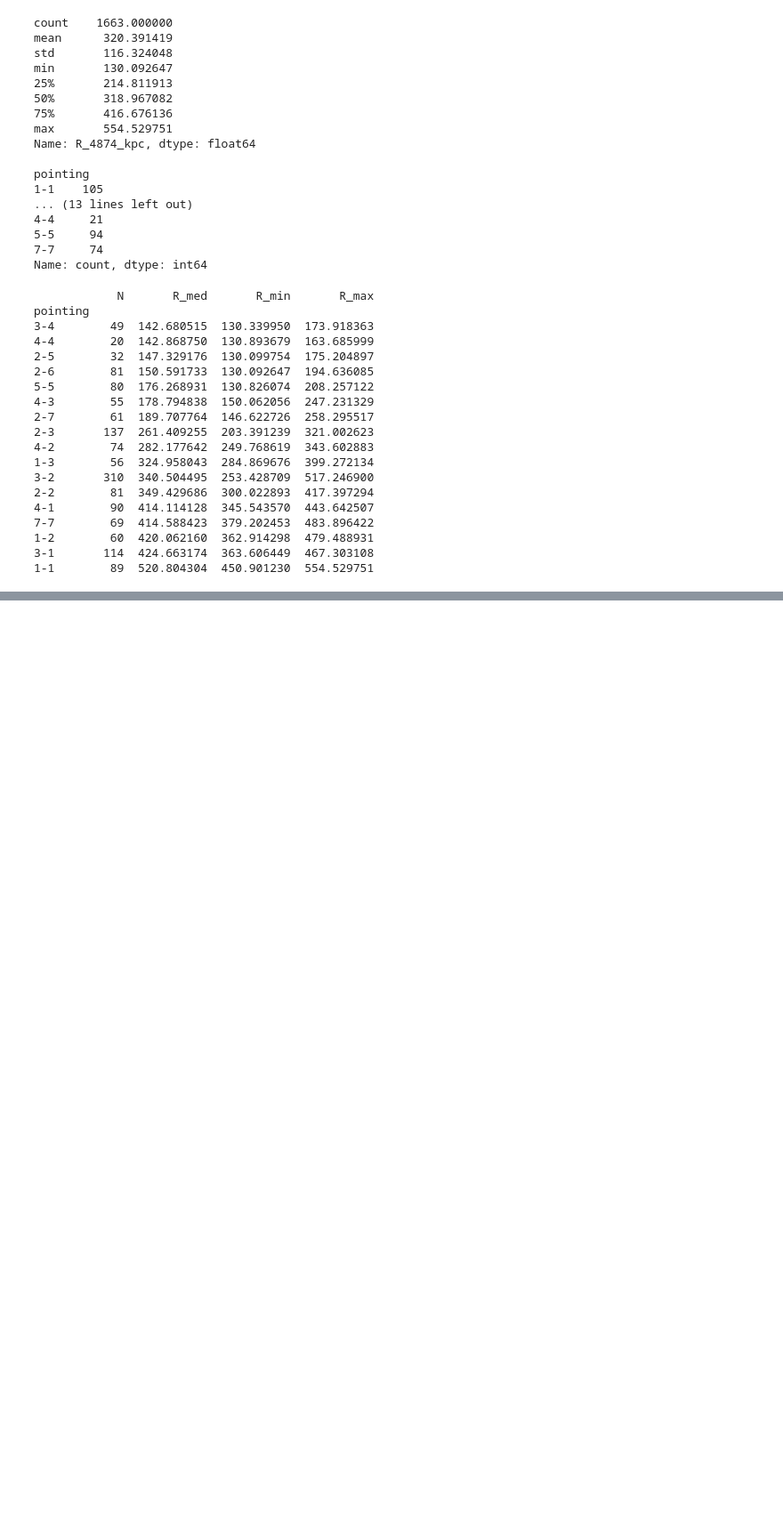
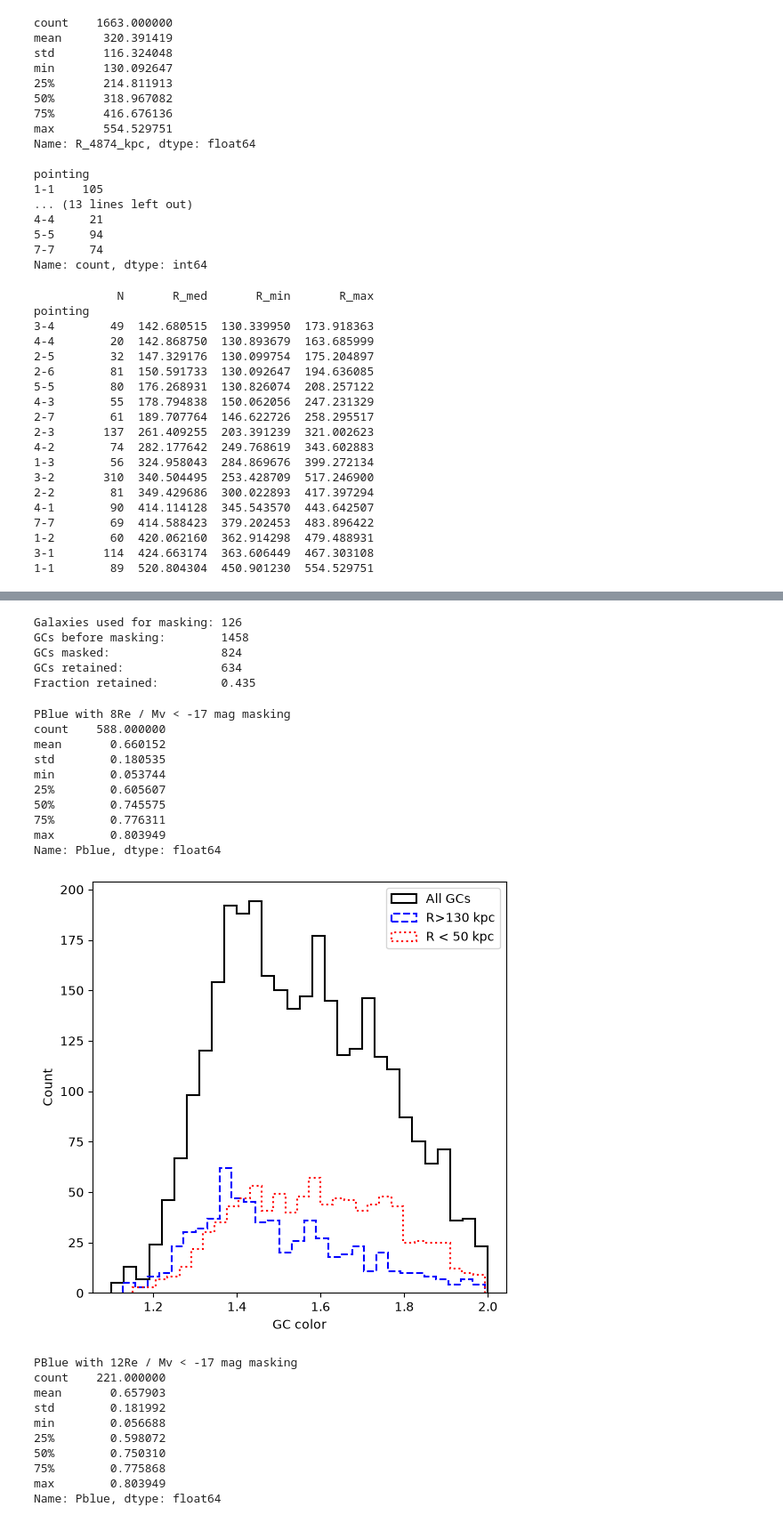
Before and after one commit to Pommers/Coma-GCS-colors, a Jupyter notebook: 06_ext_contaminant_ICGC_sensitivity.ipynb, the cells around one changed output, grey strips where cells are left out. Shown at 89% size. Cells and saved outputs as stored; diff of their text form; code cells hidden in the pictures; blank space fills up the shorter version.

```diff
--- a/06_ext_contaminant_ICGC_sensitivity.ipynb
+++ b/06_ext_contaminant_ICGC_sensitivity.ipynb
@@ -1185,0 +1260,79 @@ peak with $(g − I ) \approx 1.15$
+# %%
+icgc_outer["inside_galaxy_mask"] = inside_any_galaxy
+
+icgc_masked = icgc_outer[
+    ~icgc_outer["inside_galaxy_mask"]
+].copy()
+# %%
+print(f"Galaxies used for masking: {len(mask_gals)}")
+print(f"GCs before masking:        {len(icgc_outer)}")
+print(f"GCs masked:                {inside_any_galaxy.sum()}")
+print(f"GCs retained:              {len(icgc_masked)}")
+print(
+    f"Fraction retained:         "
+    f"{len(icgc_masked)/len(icgc_outer):.3f}"
+)
+# %% [output]
+Galaxies used for masking: 126
+GCs before masking:        1458
+GCs masked:                824
+GCs retained:              634
+Fraction retained:         0.435
+# %%
+nearest_name = np.full(len(icgc_outer), None, dtype=object)
+nearest_r_over_re = np.full(len(icgc_outer), np.inf)
+
+for (_, gal), gal_coord in zip(mask_gals.iterrows(), gal_coords):
+
+    sep_arcsec = gc_coords.separation(gal_coord).arcsec
+
+    r_over_re = (
+        sep_arcsec / gal["Re_best_arcsec"]
+    )
+
+    better = r_over_re < nearest_r_over_re
+
+    nearest_r_over_re[better] = r_over_re[better]
+    nearest_name[better] = gal["name"]
+# %%
+icgc_outer["nearest_galaxy"] = nearest_name
+icgc_outer["R_over_Re_nearest"] = nearest_r_over_re
+# %%
+icgc_8Re = icgc_outer[
+    icgc_outer["R_over_Re_nearest"] >= 8
+].copy()
+
+icgc_12Re = icgc_outer[
+    icgc_outer["R_over_Re_nearest"] >= 12
+].copy()
+# %%
+print("PBlue with 8Re / Mv < -17 mag masking")
+print(icgc_8Re["Pblue"].describe())
+print()
+plot_icgc_hist(icgc_df_magcut, icgc_8Re, icgc_inner, title="ICGC with 8Re / Mv < -17 mag masking")
+
+print("PBlue with 12Re / Mv < -17 mag masking")
+print(icgc_12Re["Pblue"].describe())
+plot_icgc_hist(icgc_df_magcut, icgc_12Re, icgc_inner, title="ICGC with 12Re / Mv < -17 mag masking")
+# %% [output]
+PBlue with 8Re / Mv < -17 mag masking
+count    588.000000
+mean       0.660152
+std        0.180535
+min        0.053744
+25%        0.605607
+50%        0.745575
+75%        0.776311
+max        0.803949
+Name: Pblue, dtype: float64
+[figure, added]
+PBlue with 12Re / Mv < -17 mag masking
+count    221.000000
+mean       0.657903
+std        0.181992
+min        0.056688
+25%        0.598072
+50%        0.750310
+75%        0.775868
+max        0.803949
+Name: Pblue, dtype: float64
```
Also changed, not shown: parts of 12 cells of this notebook.
